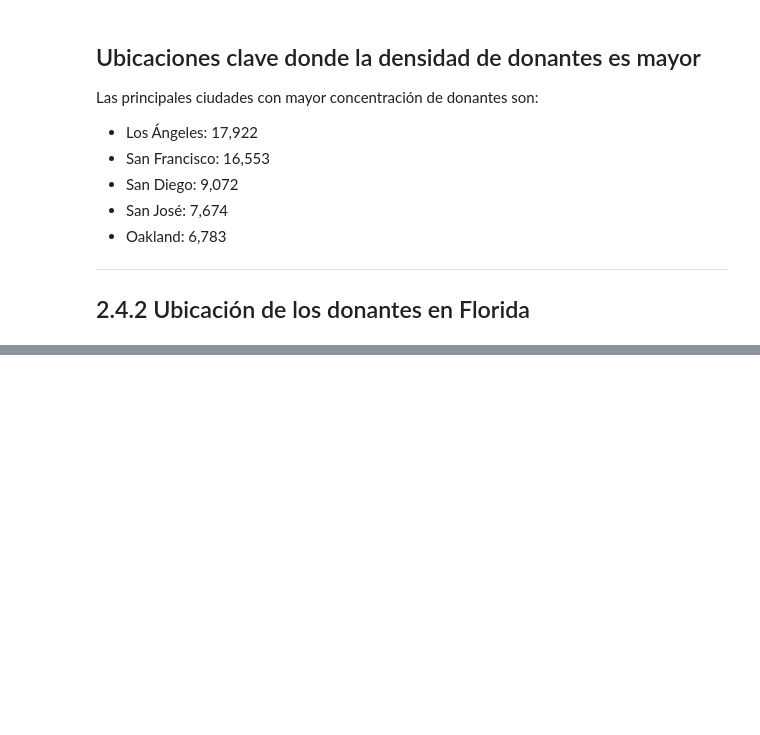
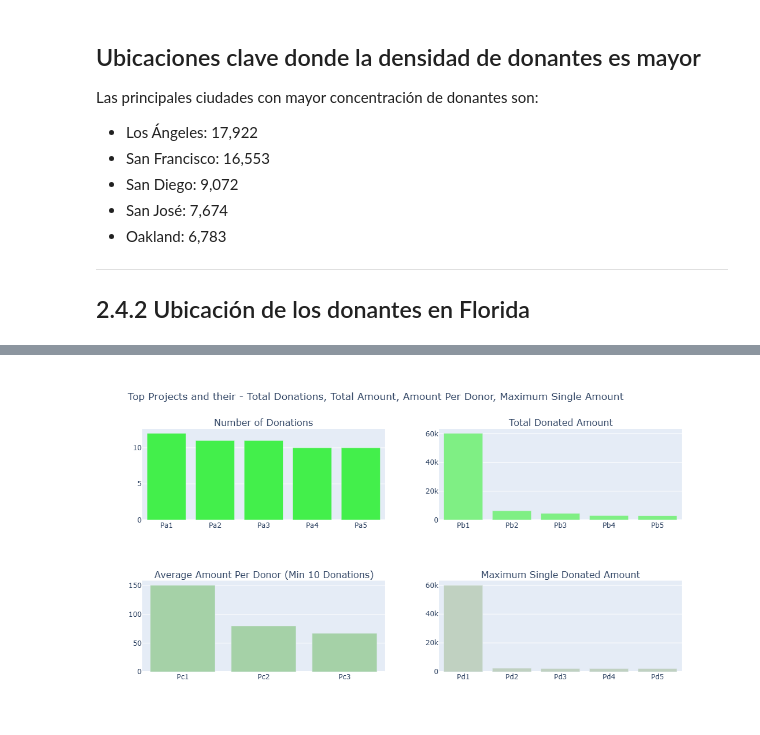
Before and after one commit to Samuel-Galindo-Vaquier/ADND_Prueba_Practica05, a Jupyter notebook: Practica05/Practica05_230173.ipynb, the cells around one changed output, grey strips where cells are left out. Cells and saved outputs as stored; diff of their text form; code cells hidden in the pictures; blank space fills up the shorter version.

```diff
--- a/Practica05/Practica05_230173.ipynb
+++ b/Practica05/Practica05_230173.ipynb
@@ -948,0 +1034,16 @@ map_osm2.add_child(plugins.HeatMap(ziparr, radius=12))
+# %%
+fldf = c[['city', 'latitude', 'longitude']]
+fldf = fldf.groupby('city').agg({'latitude': 'max', 'longitude': 'max'}).reset_index()
+fldf
+t = donors_df['Donor City'].value_counts()
+fldons = pd.DataFrame()
+fldons['city'] = t.index
+fldons['count'] = t.values
+florida = fldons.merge(fldf, on='city', how='left').dropna()
+
+
+map_osm2 = folium.Map([39.3714557,-94.3541242], zoom_start=3.5,tiles='cartodbdark_matter')
+ziparr = []
+for i, row in florida.iterrows():
+    ziparr.append([row['latitude'],row['longitude'], row['count']])
+map_osm2.add_child(plugins.HeatMap(ziparr, radius=10))
@@ -948,0 +1124,43 @@ map_osm2.add_child(plugins.HeatMap(ziparr, radius=12))
+# %%
+# Which Projects Had the maximum Donations
+
+tempdf = donations_df.groupby('Project ID').agg({'Project ID' : 'count', 'Donation Amount' : 'sum'}).rename(columns={'Project ID' : "Total Donations", 'Donation Amount' : "Total Amount"}).reset_index()
+tempdf['Average Donation Amount'] = tempdf['Total Amount'] / tempdf['Total Donations']
+
+tempdf1 = tempdf.sort_values(by=['Total Donations'], ascending=[False])
+x = tempdf1.head(5)['Project ID']
+x = ["Pa"+str(i+1) for i in range(len(x))]
+y = tempdf1.head(5)['Total Donations']
+tr1 = bar_ver_noagg(x, y, 'Total Donations', '#43ef4b', lm=None, rt=True)
+
+tempdf1 = tempdf.sort_values(by=['Total Amount'], ascending=[False])
+x = tempdf1.head(5)['Project ID']
+x = ["Pb"+str(i+1) for i in range(len(x))]
+y = tempdf1.head(5)['Total Amount']
+tr2 = bar_ver_noagg(x, y, 'Average Donations', '#7fef84', lm=None, rt=True)
+
+tempdf1 = tempdf.sort_values(by=['Average Donation Amount'], ascending=[False])
+x = tempdf1[tempdf1['Total Donations'] > 10].head(5)['Project ID']
+x = ["Pc"+str(i+1) for i in range(len(x))]
+y = tempdf1[tempdf1['Total Donations'] > 10].head(5)['Average Donation Amount']
+tr3 = bar_ver_noagg(x, y, 'Average Donations (Min: 10 Donations)', '#a5d1a7', lm=None, rt=True)
+
+tempdf = donations_df.groupby('Project ID').agg({'Project ID' : 'count', 'Donation Amount' : 'max'}).rename(columns={'Project ID' : "Total Donations", 'Donation Amount' : "Maximum Donations"}).reset_index()
+tempdf1 = tempdf.sort_values(by=['Maximum Donations'], ascending=[False])
+x = tempdf1.head(5)['Project ID']
+x = ["Pd"+str(i+1) for i in range(len(x))]
+y = tempdf1.head(5)['Maximum Donations']
+tr4 = bar_ver_noagg(x, y, 'Maximum Donations', '#c0d1c1', lm=None, rt=True)
+
+
+
+fig = tools.make_subplots(rows=2, cols=2, print_grid=False, subplot_titles = ['Number of Donations', "Total Donated Amount", 'Average Amount Per Donor (Min 10 Donations)', 'Maximum Single Donated Amount'])
+fig.append_trace(tr1, 1, 1);
+fig.append_trace(tr2, 1, 2);
+fig.append_trace(tr3, 2, 1);
+fig.append_trace(tr4, 2, 2);
+
+fig['layout'].update(height=600, showlegend=False, title='Top Projects and their - Total Donations, Total Amount, Amount Per Donor, Maximum Single Amount');
+iplot(fig);
+# %% [output]
+[figure, added]
```
Also changed, not shown: parts of 17 cells of this notebook.
